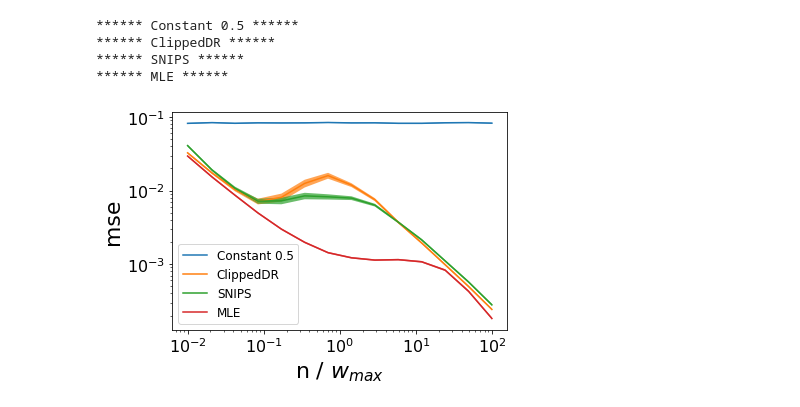
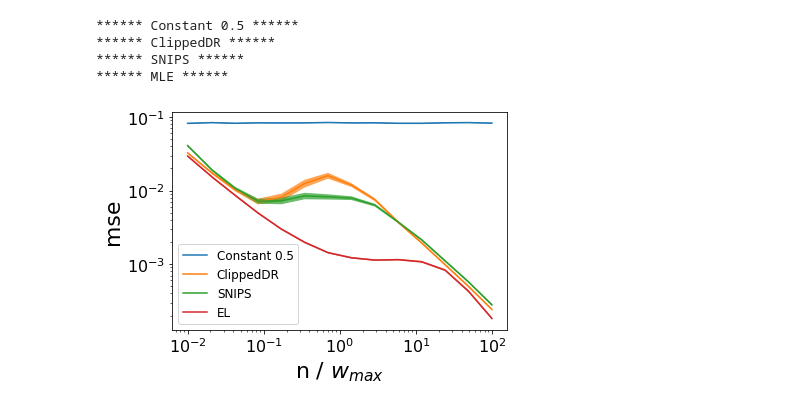
Before and after one commit to pmineiro/elfcb, a Jupyter notebook: estimate.ipynb, the cells around one changed output. Drawn from its saved outputs; the diff is of its cells as text; code cells hidden in the pictures.

```diff
--- a/estimate.ipynb
+++ b/estimate.ipynb
@@ -509,32 +509,32 @@ class FlassPlot:
         plt.title(title)
 
     @staticmethod
     def savefig(filename):
         import matplotlib.pyplot as plt
 
         plt.savefig(filename, bbox_inches='tight')
 
     @staticmethod
     def plt():
         import matplotlib.pyplot as plt
 
         return plt
 
 import pickle
 allres = pickle.load(open( "epsilongreedy_estimate_allres.p", "rb" ) )
 
-renameit = { }
+renameit = { 'MLE': 'EL' }
 FlassPlot.forpaper()
 for name, res in allres:
     x = [ x[0] for x in res ]
     y = [ x[1]['mse'] for x in res ]
     ylo = [ x[1]['mse'] - 1.96 * x[1]['msestd'] for x in res ]
     yhi = [ x[1]['mse'] + 1.96 * x[1]['msestd'] for x in res ]
     FlassPlot.plt().loglog([ x[0] for x in res ], [ x[1]['mse'] for x in res ], label=renameit.get(name, name))
     FlassPlot.plt().fill_between(x, ylo, yhi, alpha=0.7)
 FlassPlot.plt().legend()
 
 FlassPlot.axeslabel('n / $w_{max}$', 'mse')
 FlassPlot.plt().savefig("epsilongreedy_mse.pdf", bbox_inches='tight')
 # %% [output]
-[figure, old version]
+[figure, new version]
```
Also changed, not shown: 1 other file.
